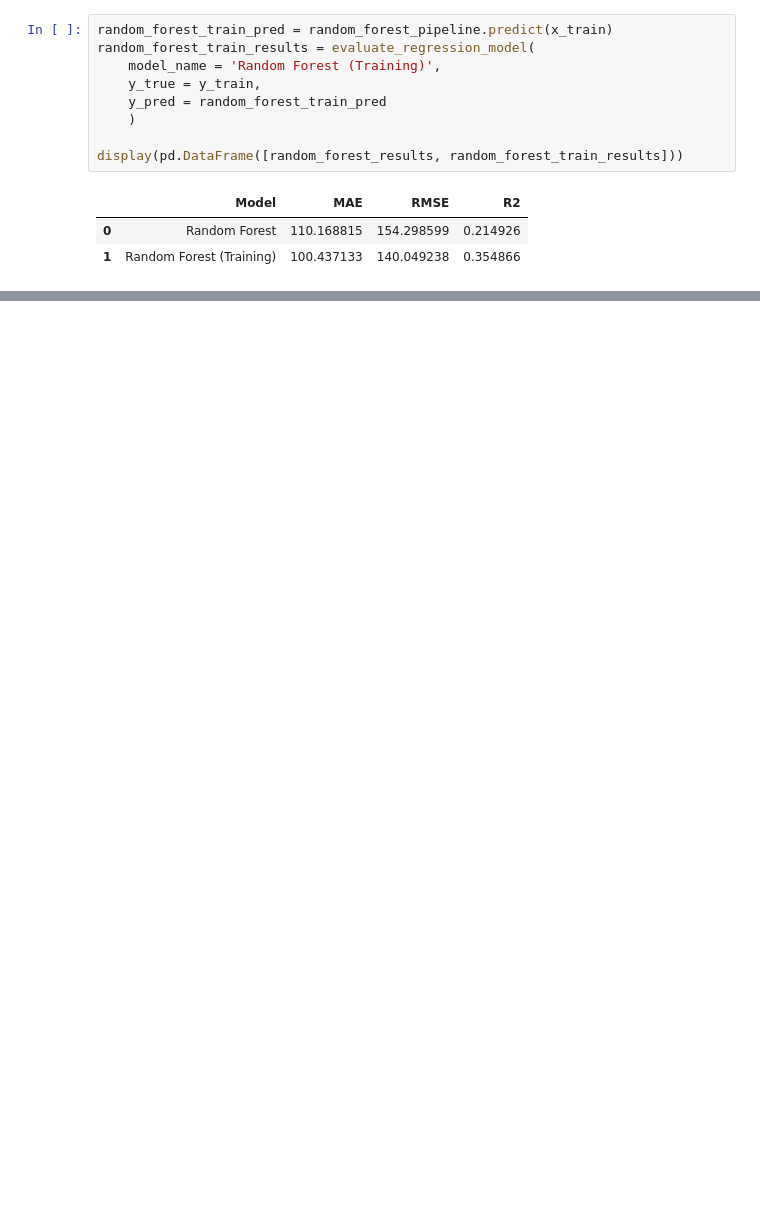
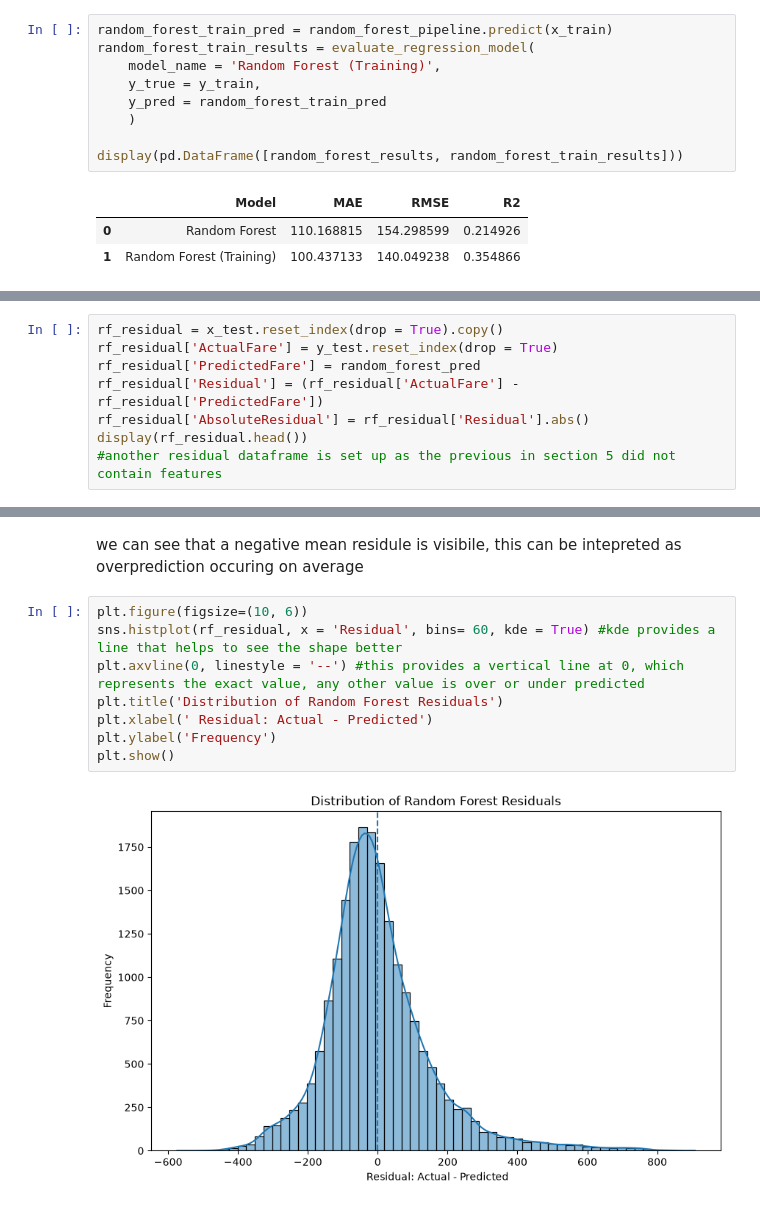
Before and after one commit to Anythingsaf22/Analyse-US-Domestic-flights, a Jupyter notebook: Notebooks/notebook4.ipynb, the cells around one changed output, grey strips where cells are left out. Cells and saved outputs as stored; diff of their text form; blank space fills up the shorter version.

Commit message:
Added residual analysis and feature importance

```diff
--- a/Notebooks/notebook4.ipynb
+++ b/Notebooks/notebook4.ipynb
@@ -453,0 +462,8 @@ display(pd.DataFrame([random_forest_results, random_forest_train_results]))
+# %%
+rf_residual = x_test.reset_index(drop = True).copy()
+rf_residual['ActualFare'] = y_test.reset_index(drop = True)
+rf_residual['PredictedFare'] = random_forest_pred
+rf_residual['Residual'] = (rf_residual['ActualFare'] - rf_residual['PredictedFare'])
+rf_residual['AbsoluteResidual'] = rf_residual['Residual'].abs()
+display(rf_residual.head())
+#another residual dataframe is set up as the previous in section 5 did not contain features
@@ -453,0 +508,12 @@ display(pd.DataFrame([random_forest_results, random_forest_train_results]))
+# %% [markdown]
+we can see that a negative mean residule is visibile, this can be intepreted as overprediction occuring on average
+# %%
+plt.figure(figsize=(10, 6))
+sns.histplot(rf_residual, x = 'Residual', bins= 60, kde = True) #kde provides a line that helps to see the shape better
+plt.axvline(0, linestyle = '--') #this provides a vertical line at 0, which represents the exact value, any other value is over or under predicted
+plt.title('Distribution of Random Forest Residuals')
+plt.xlabel(' Residual: Actual - Predicted')
+plt.ylabel('Frequency')
+plt.show()
+# %% [output]
+[figure, added]
```
Also changed, not shown: parts of 13 cells of this notebook.
